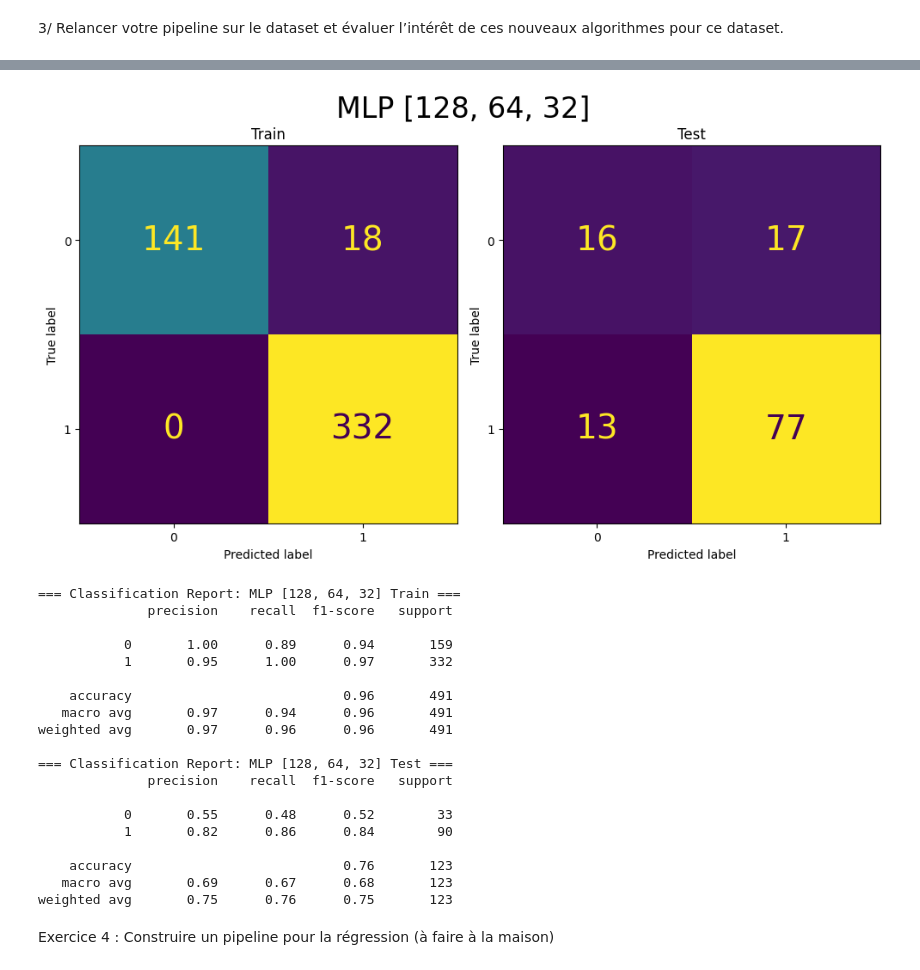
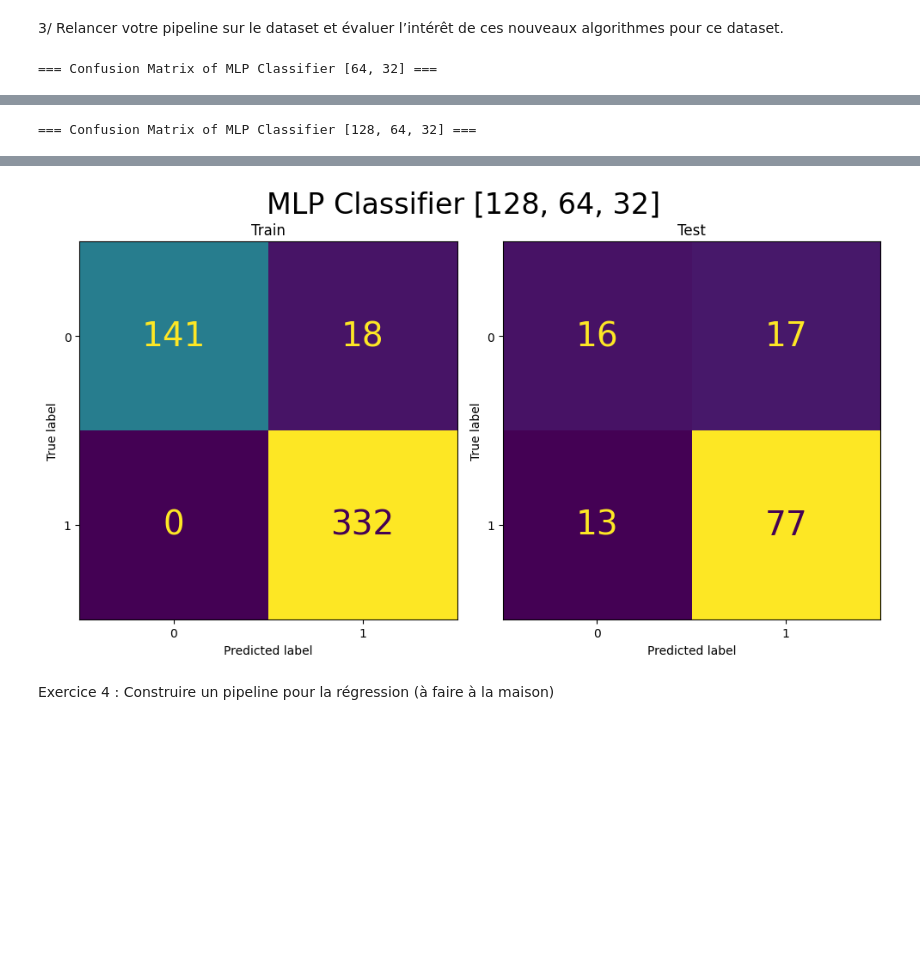
Before and after one commit to ArreCapClassique/M1S2-CM-Analyse-et-visualisation-de-donnees, a Jupyter notebook: TD/TD2/TD2_pipeline.ipynb, the cells around one changed output, grey strips where cells are left out. Saved outputs shown, nothing was run; the diff lists cells and outputs as text; code cells hidden in the pictures; blank space fills up the shorter version.

Commit message:
optimized table output and variable names

```diff
--- a/TD/TD2/TD2_pipeline.ipynb
+++ b/TD/TD2/TD2_pipeline.ipynb
@@ -85,7 +85,7 @@ def build_washing_pipeline(X_train, categorical_threshold=10, encoder="ordinal")
         ],
         remainder="passthrough",
         verbose_feature_names_out=False,
-    )
+    ).set_output(transform="pandas")
 
 
 def encode_y(y_train):
@@ -471,12 +507,9 @@ param_distributions = {
     "model__n_estimators": [int(x) for x in np.linspace(start=25, stop=200)],
 }
 
-pipeline_xgb_washing = build_washing_pipeline(X_train).set_output(transform="pandas")
-pipeline_xgb_washing.fit(X_train)
-
 pipeline_xgb = Pipeline(
     steps=[
-        ("washing", pipeline_xgb_washing),
+        ("washing", build_washing_pipeline(X_train_credit)),
         (
             "model",
             XGBClassifier(
@@ -489,18 +522,21 @@ pipeline_xgb = Pipeline(
 )
 
 search_result = optimize_hyperparameters(
-    X=X_train_washed,
-    y=y_train,
+    X=X_train_credit_washed,
+    y=y_train_credit,
     estimator=pipeline_xgb,
     param_distributions=param_distributions,
 )
 
 plot_parameter_impact(pd.DataFrame(search_result.cv_results_))
 
-model = search_result.best_estimator_
-
 plot_confusion_matrix(
-    model, X_train_washed, y_train, X_test_washed, y_test, title="XGBoost Full Features"
+    search_result.best_estimator_,
+    X_train_credit_washed,
+    y_train_credit,
+    X_test_credit_washed,
+    y_test_credit,
+    title="XGBoost Full Features",
 )
 # %% [output]
 {'model__n_estimators': 189,
@@ -545,11 +571,11 @@ params_mlp_classifier = {
 }
 
 models = {
-    "MLP [64, 32]": MLPClassifier(
+    "MLP Classifier [64, 32]": MLPClassifier(
         hidden_layer_sizes=(64, 32),
         **params_mlp_classifier,
     ),
-    "MLP [128, 64, 32]": MLPClassifier(
+    "MLP Classifier [128, 64, 32]": MLPClassifier(
         hidden_layer_sizes=(128, 64, 32),
         **params_mlp_classifier,
     ),
@@ -561,17 +587,18 @@ pour ce dataset.
 for name, model in models.items():
     pipeline_mlp_classifier = Pipeline(
         steps=[
-            (
-                "washing",
-                build_washing_pipeline(X_train, encoder="onehot").set_output(
-                    transform="pandas"
-                ),
-            ),
+            ("washing", build_washing_pipeline(X_train_credit, encoder="onehot")),
             ("model", model),
         ]
     )
-    pipeline_mlp_classifier.fit(X_train, y_train)
+    pipeline_mlp_classifier.fit(X_train_credit, y_train_credit)
     plot_confusion_matrix(
-        pipeline_mlp_classifier, X_train, y_train, X_test, y_test, title=name
+        pipeline_mlp_classifier,
+        X_train_credit,
+        y_train_credit,
+        X_test_credit,
+        y_test_credit,
+        title=name,
     )
 # %% [output]
+=== Confusion Matrix of MLP Classifier [64, 32] ===
@@ -597,0 +614 @@ weighted avg       0.75      0.76      0.76       123
+=== Confusion Matrix of MLP Classifier [128, 64, 32] ===
@@ -598,23 +623,4 @@ weighted avg       0.75      0.76      0.76       123
-[figure, old version]
+[figure, new version]
-=== Classification Report: MLP [128, 64, 32] Train ===
-              precision    recall  f1-score   support
-
-           0       1.00      0.89      0.94       159
-           1       0.95      1.00      0.97       332
-
-    accuracy                           0.96       491
-   macro avg       0.97      0.94      0.96       491
-weighted avg       0.97      0.96      0.96       491
-
-=== Classification Report: MLP [128, 64, 32] Test ===
-              precision    recall  f1-score   support
-
-           0       0.55      0.48      0.52        33
-           1       0.82      0.86      0.84        90
-
-    accuracy                           0.76       123
-   macro avg       0.69      0.67      0.68       123
-weighted avg       0.75      0.76      0.75       123
 # %% [markdown]
 Exercice 4 : Construire un pipeline pour la régression (à faire à la
 maison)
```
Also changed, not shown: parts of 12 cells of this notebook.
